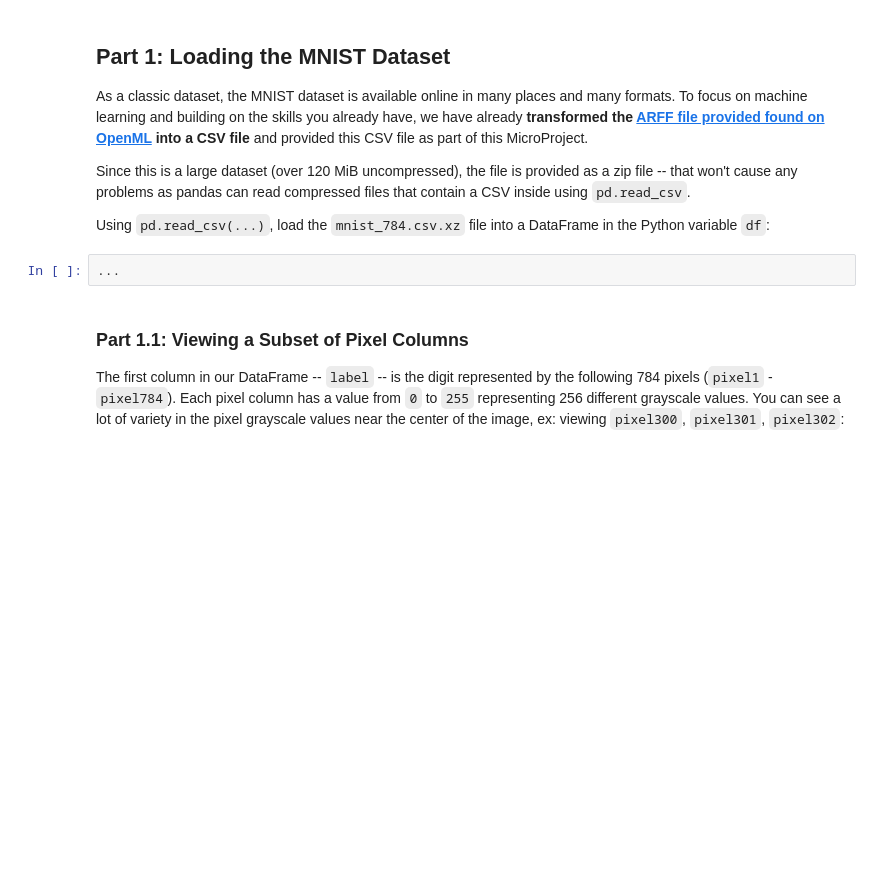
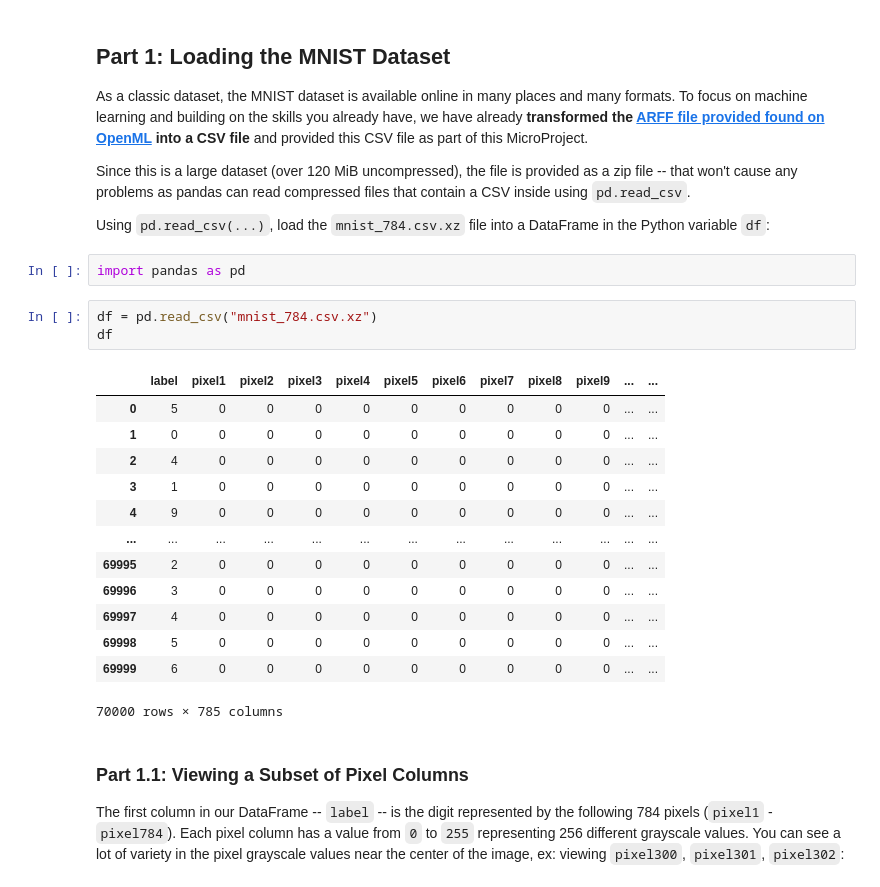
Before and after one commit to dbsebastian/micro_pr1, a Jupyter notebook: microproject-11-learning-handwritten-digits-with-ai/microproject-11-learning-handwritten-digits-with-ai.ipynb, the cells around one changed output. Cells and saved outputs as stored; diff of their text form; blank space fills up the shorter version.

```diff
--- a/microproject-11-learning-handwritten-digits-with-ai/microproject-11-learning-handwritten-digits-with-ai.ipynb
+++ b/microproject-11-learning-handwritten-digits-with-ai/microproject-11-learning-handwritten-digits-with-ai.ipynb
@@ -39,7 +39,24 @@ Since this is a large dataset (over 120 MiB uncompressed), the file is provided
 
 Using `pd.read_csv(...)`, load the `mnist_784.csv.xz` file into a DataFrame in the Python variable `df`:
 # %%
-...
+import pandas as pd
+# %%
+df = pd.read_csv("mnist_784.csv.xz")
+df
+# %% [output]
+|  | label | pixel1 | pixel2 | pixel3 | pixel4 | pixel5 | pixel6 | pixel7 | pixel8 | pixel9 | ... | ... |
+| 0 | 5 | 0 | 0 | 0 | 0 | 0 | 0 | 0 | 0 | 0 | ... | ... |
+| 1 | 0 | 0 | 0 | 0 | 0 | 0 | 0 | 0 | 0 | 0 | ... | ... |
+| 2 | 4 | 0 | 0 | 0 | 0 | 0 | 0 | 0 | 0 | 0 | ... | ... |
+| 3 | 1 | 0 | 0 | 0 | 0 | 0 | 0 | 0 | 0 | 0 | ... | ... |
+| 4 | 9 | 0 | 0 | 0 | 0 | 0 | 0 | 0 | 0 | 0 | ... | ... |
+| ... | ... | ... | ... | ... | ... | ... | ... | ... | ... | ... | ... | ... |
+| 69995 | 2 | 0 | 0 | 0 | 0 | 0 | 0 | 0 | 0 | 0 | ... | ... |
+| 69996 | 3 | 0 | 0 | 0 | 0 | 0 | 0 | 0 | 0 | 0 | ... | ... |
+| 69997 | 4 | 0 | 0 | 0 | 0 | 0 | 0 | 0 | 0 | 0 | ... | ... |
+| 69998 | 5 | 0 | 0 | 0 | 0 | 0 | 0 | 0 | 0 | 0 | ... | ... |
+| 69999 | 6 | 0 | 0 | 0 | 0 | 0 | 0 | 0 | 0 | 0 | ... | ... |
+70000 rows × 785 columns
 # %% [markdown]
 ### Part 1.1: Viewing a Subset of Pixel Columns
 
```
Also changed, not shown: parts of 50 cells of this notebook.
